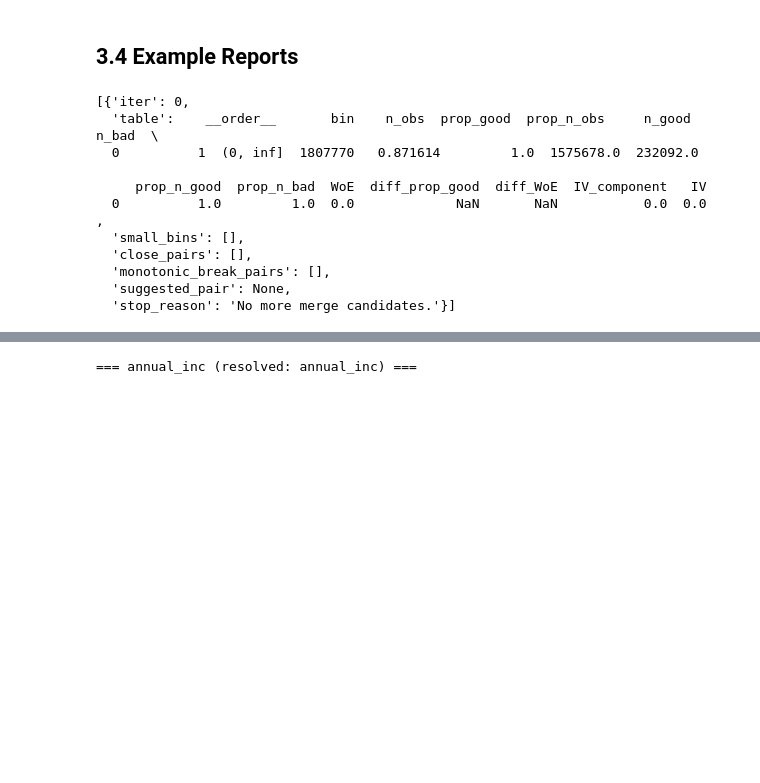
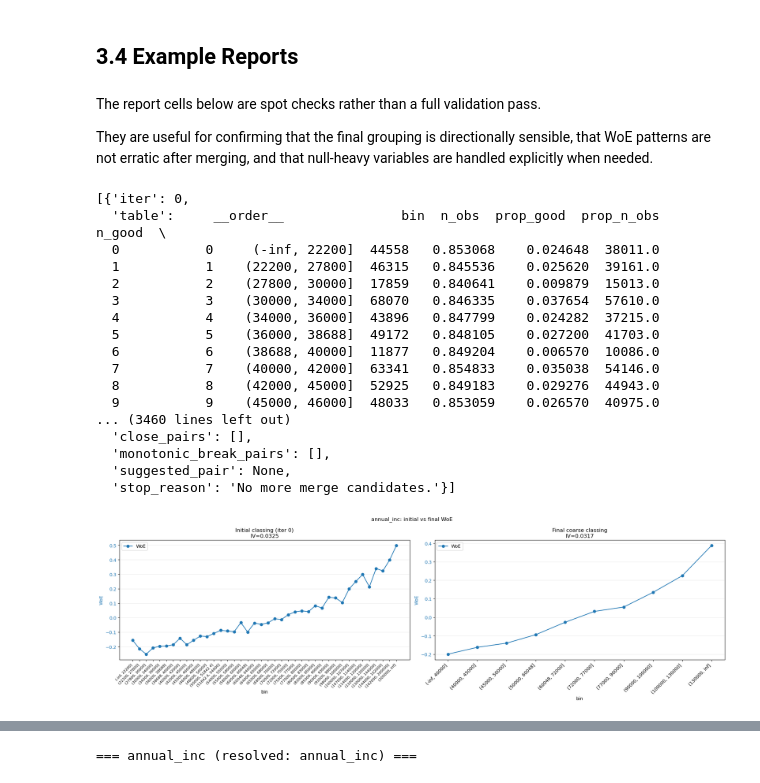
Before and after one commit to zzkai098/credit-default-nlp, a Jupyter notebook: notebooks/03_feature_engineering.ipynb, the cells around one changed output, grey strips where cells are left out. Drawn from its saved outputs; the diff is of its cells as text; code cells hidden in the pictures; blank space fills up the shorter version.

```diff
--- a/notebooks/03_feature_engineering.ipynb
+++ b/notebooks/03_feature_engineering.ipynb
@@ -25,7 +46,7 @@ train_path = '/home/jovyan/work/data/parquet/accepted_general_prep_train.parquet
 test_path = '/home/jovyan/work/data/parquet/accepted_general_prep_test.parquet'
 
 train_df = spark.read.parquet(train_path).select("id","good_bad", *DF_FEATURES)
-test_df = spark.read.parquet(test_path).select("id","good_bad", *DF_FEATURES,)
+test_df = spark.read.parquet(test_path).select("id","good_bad", *DF_FEATURES)
 
 print(f'Train rows: {train_df.count()}, columns: {len(train_df.columns)}')
 print(f'Test rows: {test_df.count()}, columns: {len(test_df.columns)}')
@@ -107,17 +132,34 @@ Train engineered columns: 98
 Test engineered columns: 98
 # %% [markdown]
 ## 3.4 Example Reports
+# %% [markdown]
+The report cells below are spot checks rather than a full validation pass.
+
+They are useful for confirming that the final grouping is directionally sensible, that WoE patterns are not erratic after merging, and that null-heavy variables are handled explicitly when needed.
 # %%
-pipelines["acc_now_delinq"].history_
+pipelines["annual_inc"].history_
 # %% [output]
 [{'iter': 0,
-  'table':    __order__       bin    n_obs  prop_good  prop_n_obs     n_good     n_bad  \
-  0          1  (0, inf]  1807770   0.871614         1.0  1575678.0  232092.0
-
-     prop_n_good  prop_n_bad  WoE  diff_prop_good  diff_WoE  IV_component   IV
-  0          1.0         1.0  0.0             NaN       NaN           0.0  0.0  ,
-  'small_bins': [],
+  'table':     __order__               bin  n_obs  prop_good  prop_n_obs   n_good  \
+  0           0     (-inf, 22200]  44558   0.853068    0.024648  38011.0
+  1           1    (22200, 27800]  46315   0.845536    0.025620  39161.0
+  2           2    (27800, 30000]  17859   0.840641    0.009879  15013.0
+  3           3    (30000, 34000]  68070   0.846335    0.037654  57610.0
+  4           4    (34000, 36000]  43896   0.847799    0.024282  37215.0
+  5           5    (36000, 38688]  49172   0.848105    0.027200  41703.0
+  6           6    (38688, 40000]  11877   0.849204    0.006570  10086.0
+  7           7    (40000, 42000]  63341   0.854833    0.035038  54146.0
+  8           8    (42000, 45000]  52925   0.849183    0.029276  44943.0
+  9           9    (45000, 46000]  48033   0.853059    0.026570  40975.0
+... (3460 lines left out)
   'close_pairs': [],
   'monotonic_break_pairs': [],
   'suggested_pair': None,
   'stop_reason': 'No more merge candidates.'}]
+# %%
+before_tbl, after_tbl = plot_woe_history_compare(
+    pipelines["annual_inc"],
+    title="annual_inc: initial vs final WoE"
+)
+# %% [output]
+[figure, added]
```
Also changed, not shown: parts of 13 cells of this notebook, 4 other files.
